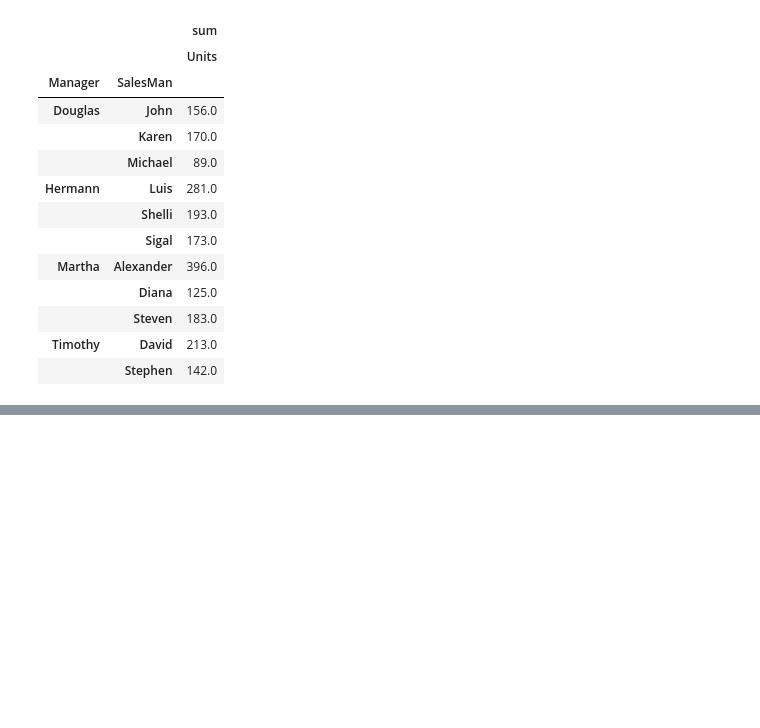
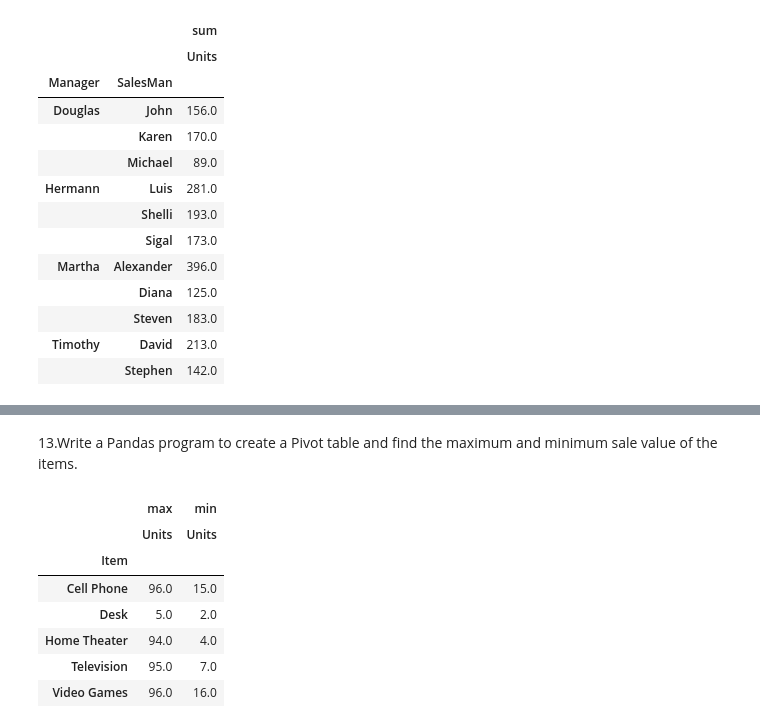
Before and after one commit to Max-akash/pydatabase, a Jupyter notebook: pivot_table practice.ipynb, the cells around one changed output, grey strips where cells are left out. Cells and saved outputs as stored; diff of their text form; code cells hidden in the pictures; blank space fills up the shorter version.

```diff
--- a/pivot_table practice.ipynb
+++ b/pivot_table practice.ipynb
@@ -197,0 +218,14 @@ SyntaxError: invalid syntax (<unknown>, line 1)
+# %% [markdown]
+13.Write a Pandas program to create a Pivot table and find the maximum and minimum sale value of the items.
+# %%
+maxmin= pd.pivot_table(df,index=['Item'],values=['Units'],aggfunc=['max','min'])
+maxmin
+# %% [output]
+|  | max | min |
+|  | Units | Units |
+| Item |  |  |
+| Cell Phone | 96.0 | 15.0 |
+| Desk | 5.0 | 2.0 |
+| Home Theater | 94.0 | 4.0 |
+| Television | 95.0 | 7.0 |
+| Video Games | 96.0 | 16.0 |
```
Also changed, not shown: parts of 14 cells of this notebook.
